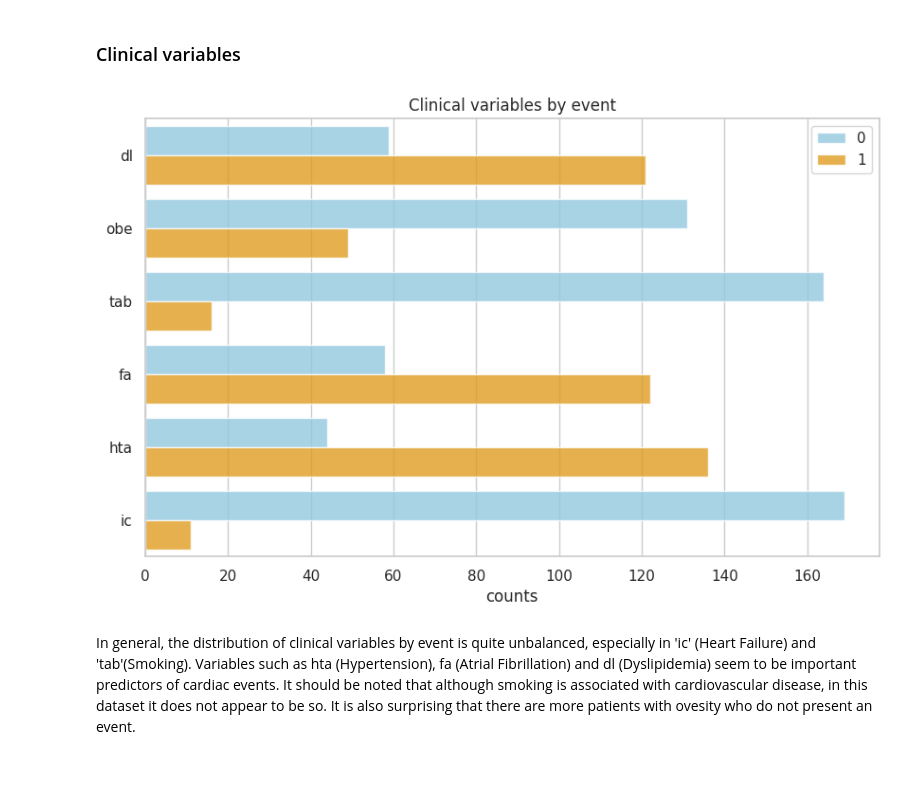
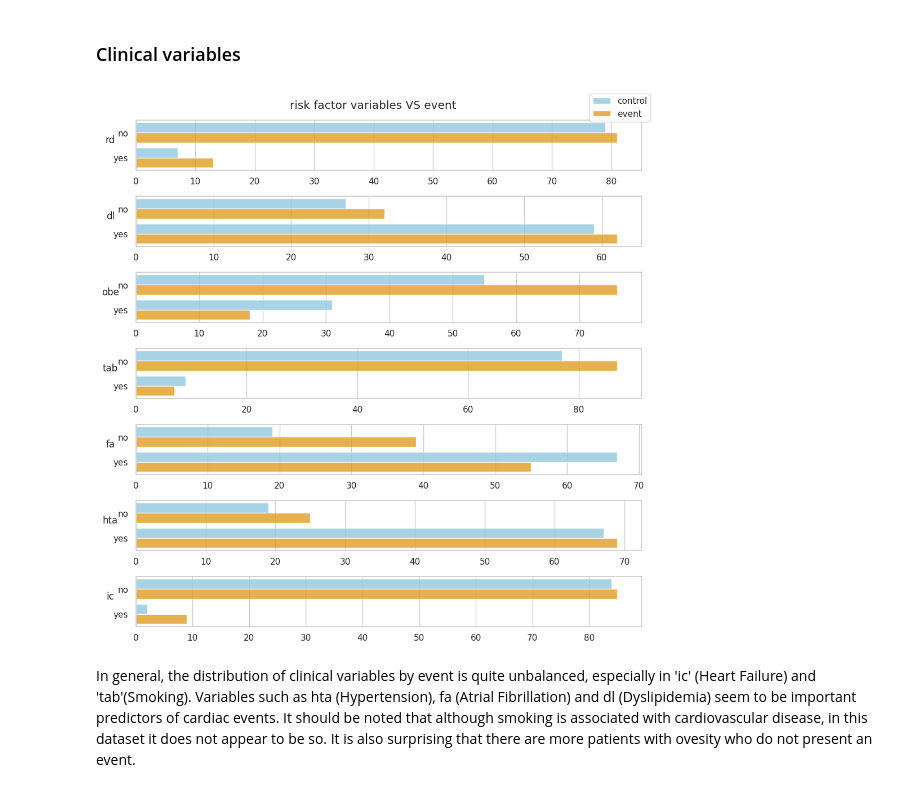
Before and after one commit to rgbarriadaphd/ml-vit-events, a Jupyter notebook: notebooks/clinical_data.ipynb, the cells around one changed output. Saved outputs shown, nothing was run; the diff lists cells and outputs as text; code cells hidden in the pictures.

Commit message:
fix notebook risk factor vs event plot

```diff
--- a/notebooks/clinical_data.ipynb
+++ b/notebooks/clinical_data.ipynb
@@ -348,31 +348,32 @@ df_clinical.describe()
 # %% [markdown]
 ### Clinical variables
 # %%
-clinical_vars =  ['event','dl','obe','tab','fa','hta','ic']
+def countplot_event_vs_variables(data, variables, target='event'):
+    fig, axes = plt.subplots(len(variables), 1, figsize=(10, 10))
 
-df_clinical_vars = df_clinical[clinical_vars]
-
-# Convertir el DataFrame a formato "largo" para facilitar el uso de seaborn
-df_long = df_clinical_vars.melt(id_vars='event', value_vars=['dl', 'obe', 'tab', 'fa', 'hta', 'ic'],
-                  var_name='Variable', value_name='Value')
-
-# Configuración del gráfico
-plt.figure(figsize=(10, 6))
-
-# Crear un countplot
-sns.countplot(data=df_long, y='Variable', hue='Value', palette=colors, alpha=0.8)
-
-# Configuración de títulos y etiquetas
-plt.title('Clinical variables by event')
-plt.xlabel('counts')
-plt.ylabel('')
+    # Iterate over variables variables and create countplot for each
+    for i, var in enumerate(variables):
+        sns.countplot(y=var, hue=target, data=data, ax=axes[i], palette=colors, alpha=0.8)
+        axes[i].set_ylabel(f'{var}', rotation=0)
+        axes[i].set_xlabel(f"")
+        axes[i].set_yticks([0,1])
+        axes[i].set_yticklabels(['no', 'yes'])
+        axes[i].legend_.remove()
 
 
-# Mostrar el gráfico
-plt.legend(loc='upper right')
-plt.show()
+
+    fig.suptitle("risk factor variables VS event")
+    handles, _ = axes[0].get_legend_handles_labels()  # Get handles and labels from one of the subplots
+    labels = ['control', 'event']
+    fig.legend(handles, labels, loc='upper right', bbox_to_anchor=(1,1), bbox_transform=fig.transFigure)
+
+    plt.tight_layout()
+    plt.show()
+
+variables = ['rd','dl','obe','tab','fa','hta','ic']
+countplot_event_vs_variables(df_clinical, variables)
 # %% [output]
-[figure, old version]
+[figure, new version]
 # %% [markdown]
 In general, the distribution of clinical variables by event is quite unbalanced, especially in 'ic' (Heart Failure) and 'tab'(Smoking). Variables such as hta (Hypertension), fa (Atrial Fibrillation) and dl (Dyslipidemia) seem to be important predictors of cardiac events. It should be noted that although smoking is associated with cardiovascular disease, in this dataset it does not appear to be so. It is also surprising that there are more patients with ovesity who do not present an event.
 # %% [markdown]
```
Also changed, not shown: parts of 6 cells of this notebook.
